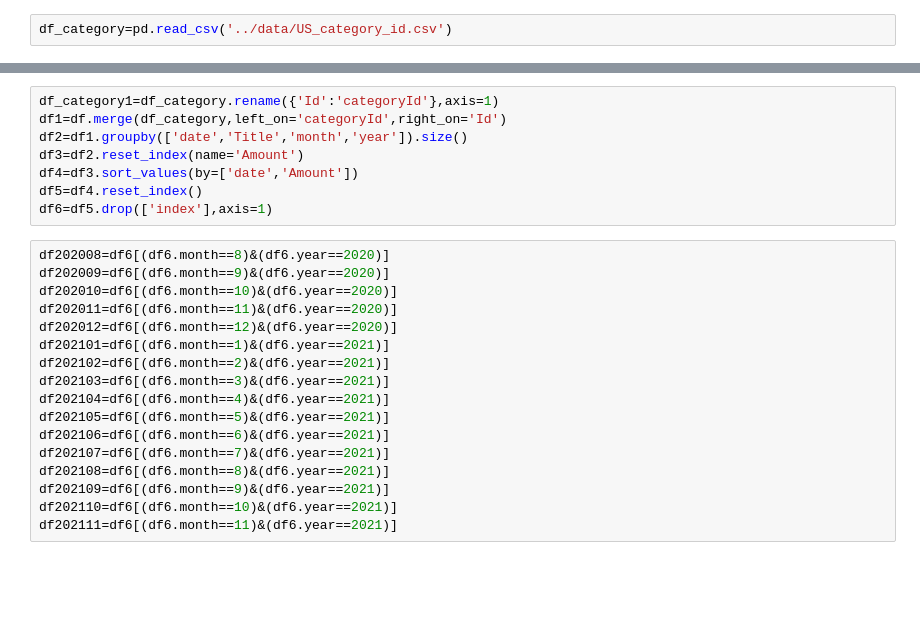
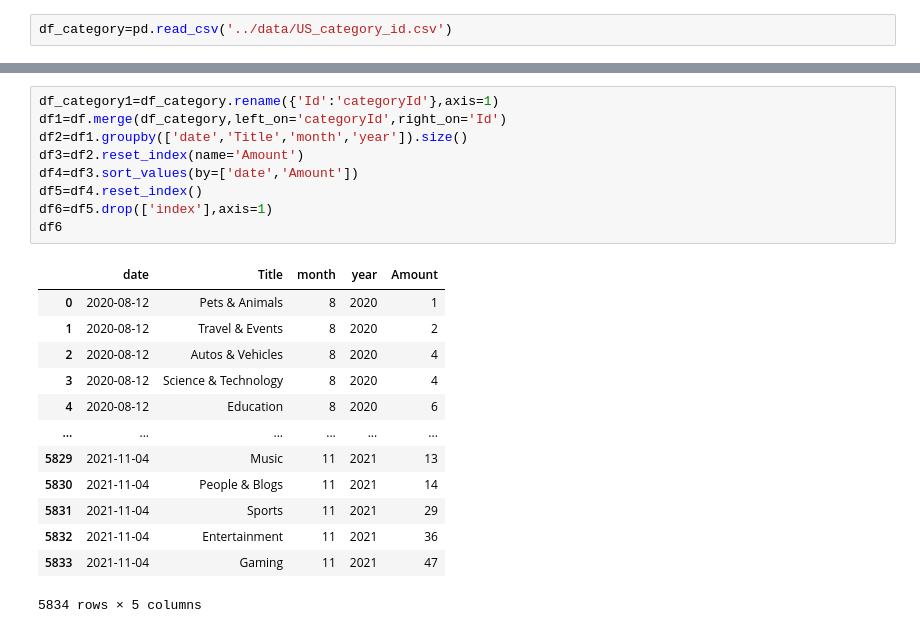
Before and after one commit to YoutubeTrendingPrediction/YoutubeTrendingPrediction, a Jupyter notebook: examples/trending_category.ipynb, the cells around one changed output, grey strips where cells are left out. Cells and saved outputs as stored; diff of their text form; blank space fills up the shorter version.

```diff
--- a/examples/trending_category.ipynb
+++ b/examples/trending_category.ipynb
@@ -12,25 +28,23 @@ df['year']=pd.to_datetime(df['trending_date']).dt.year
 # %%
 df_category1=df_category.rename({'Id':'categoryId'},axis=1)
 df1=df.merge(df_category,left_on='categoryId',right_on='Id')
 df2=df1.groupby(['date','Title','month','year']).size()
 df3=df2.reset_index(name='Amount')
 df4=df3.sort_values(by=['date','Amount'])
 df5=df4.reset_index()
 df6=df5.drop(['index'],axis=1)
+df6
+# %% [output]
+|  | date | Title | month | year | Amount |
+| 0 | 2020-08-12 | Pets & Animals | 8 | 2020 | 1 |
+| 1 | 2020-08-12 | Travel & Events | 8 | 2020 | 2 |
+| 2 | 2020-08-12 | Autos & Vehicles | 8 | 2020 | 4 |
+| 3 | 2020-08-12 | Science & Technology | 8 | 2020 | 4 |
+| 4 | 2020-08-12 | Education | 8 | 2020 | 6 |
+| ... | ... | ... | ... | ... | ... |
+| 5829 | 2021-11-04 | Music | 11 | 2021 | 13 |
+| 5830 | 2021-11-04 | People & Blogs | 11 | 2021 | 14 |
+| 5831 | 2021-11-04 | Sports | 11 | 2021 | 29 |
+| 5832 | 2021-11-04 | Entertainment | 11 | 2021 | 36 |
+| 5833 | 2021-11-04 | Gaming | 11 | 2021 | 47 |
+5834 rows × 5 columns
-# %%
-df202008=df6[(df6.month==8)&(df6.year==2020)]
-df202009=df6[(df6.month==9)&(df6.year==2020)]
-df202010=df6[(df6.month==10)&(df6.year==2020)]
-df202011=df6[(df6.month==11)&(df6.year==2020)]
-df202012=df6[(df6.month==12)&(df6.year==2020)]
-df202101=df6[(df6.month==1)&(df6.year==2021)]
-df202102=df6[(df6.month==2)&(df6.year==2021)]
-df202103=df6[(df6.month==3)&(df6.year==2021)]
-df202104=df6[(df6.month==4)&(df6.year==2021)]
-df202105=df6[(df6.month==5)&(df6.year==2021)]
-df202106=df6[(df6.month==6)&(df6.year==2021)]
-df202107=df6[(df6.month==7)&(df6.year==2021)]
-df202108=df6[(df6.month==8)&(df6.year==2021)]
-df202109=df6[(df6.month==9)&(df6.year==2021)]
-df202110=df6[(df6.month==10)&(df6.year==2021)]
-df202111=df6[(df6.month==11)&(df6.year==2021)]
```
Also changed, not shown: parts of 24 cells of this notebook.
